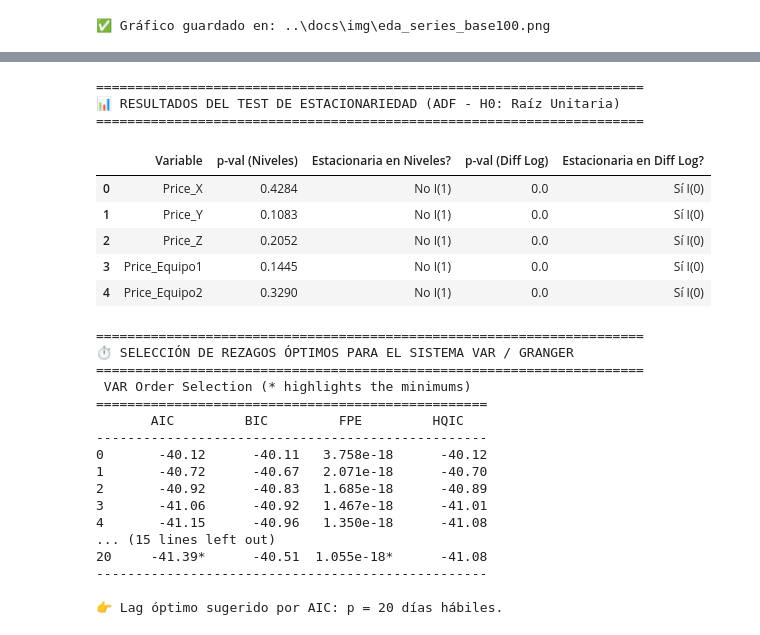
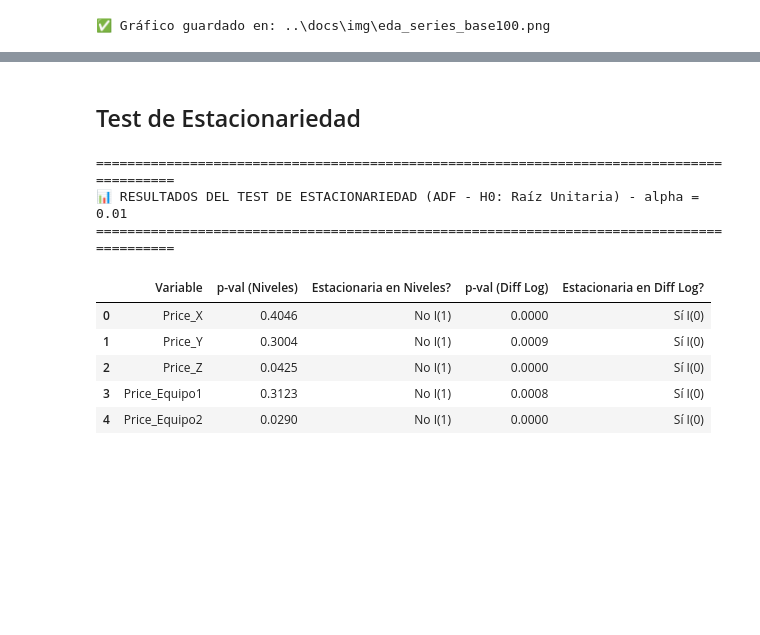
Before and after one commit to jairochoa/technical_test_dtknw, a Jupyter notebook: notebooks/01_eda.ipynb, the cells around one changed output, grey strips where cells are left out. Cells and saved outputs as stored; diff of their text form; code cells hidden in the pictures; blank space fills up the shorter version.

```diff
--- a/notebooks/01_eda.ipynb
+++ b/notebooks/01_eda.ipynb
@@ -268,3 +347,5 @@ fig_mensual.show()
+# %% [markdown]
+## Test de Estacionariedad
 # %%
 import numpy as np
 import pandas as pd
@@ -278,7 +359,7 @@ from statsmodels.tsa.api import VAR
 # ==============================================================================
 
 
-def test_adf_resumen(df, variables, alpha=0.05):
+def test_adf_resumen(df, variables, alpha=0.01):
     resultados = []
     for var in variables:
         # Test en niveles
@@ -290,80 +371,42 @@ def test_adf_resumen(df, variables, alpha=0.05):
         adf_diff = adfuller(diff_log, autolag="AIC")
         p_val_diff = adf_diff[1]
 
         resultados.append(
             {
                 "Variable": var,
                 "p-val (Niveles)": round(p_val_lvl, 4),
                 "Estacionaria en Niveles?": "Sí I(0)"
                 if p_val_lvl < alpha
                 else "No I(1)",
                 "p-val (Diff Log)": round(p_val_diff, 4),
                 "Estacionaria en Diff Log?": "Sí I(0)"
                 if p_val_diff < alpha
                 else "No I(1)",
             }
         )
     return pd.DataFrame(resultados)
 
 
 cols_evaluar = [
     "Price_X",
     "Price_Y",
     "Price_Z",
     "Price_Equipo1",
     "Price_Equipo2",
 ]
-df_adf = test_adf_resumen(df_historico, cols_evaluar)
+df_adf = test_adf_resumen(df_mensual, cols_evaluar)
 
-print("=" * 70)
-print("📊 RESULTADOS DEL TEST DE ESTACIONARIEDAD (ADF - H0: Raíz Unitaria)")
-print("=" * 70)
+print("=" * 90)
+print("📊 RESULTADOS DEL TEST DE ESTACIONARIEDAD (ADF - H0: Raíz Unitaria) - alpha = 0.01")
+print("=" * 90)
 display(df_adf)
 # %% [output]
-======================================================================
-📊 RESULTADOS DEL TEST DE ESTACIONARIEDAD (ADF - H0: Raíz Unitaria)
-======================================================================
+==========================================================================================
+📊 RESULTADOS DEL TEST DE ESTACIONARIEDAD (ADF - H0: Raíz Unitaria) - alpha = 0.01
+==========================================================================================
 |  | Variable | p-val (Niveles) | Estacionaria en Niveles? | p-val (Diff Log) | Estacionaria en Diff Log? |
-| 0 | Price_X | 0.4284 | No I(1) | 0.0 | Sí I(0) |
-| 1 | Price_Y | 0.1083 | No I(1) | 0.0 | Sí I(0) |
-| 2 | Price_Z | 0.2052 | No I(1) | 0.0 | Sí I(0) |
-| 3 | Price_Equipo1 | 0.1445 | No I(1) | 0.0 | Sí I(0) |
-| 4 | Price_Equipo2 | 0.3290 | No I(1) | 0.0 | Sí I(0) |
+| 0 | Price_X | 0.4046 | No I(1) | 0.0000 | Sí I(0) |
+| 1 | Price_Y | 0.3004 | No I(1) | 0.0009 | Sí I(0) |
+| 2 | Price_Z | 0.0425 | No I(1) | 0.0000 | Sí I(0) |
+| 3 | Price_Equipo1 | 0.3123 | No I(1) | 0.0008 | Sí I(0) |
+| 4 | Price_Equipo2 | 0.0290 | No I(1) | 0.0000 | Sí I(0) |
-# %%
-# ==============================================================================
-# PASO 2: SELECCIÓN DE REZAGOS ÓPTIMOS EN SISTEMA VAR
-# ==============================================================================
-
-# Construir dataset estacionario (Diferencias logarítmicas I(0))
-df_estacionario = np.log(df_historico / df_historico.shift(1)).dropna()
-
-# Ajustar clase VAR para evaluar criterios de orden (hasta 20 días hábiles ~ 1 mes de trading)
-modelo_var = VAR(df_estacionario)
-criterios_var = modelo_var.select_order(maxlags=20)
-
-print("=" * 70)
-print("⏱️ SELECCIÓN DE REZAGOS ÓPTIMOS PARA EL SISTEMA VAR / GRANGER")
-print("=" * 70)
-print(criterios_var.summary())
-
-# Tomamos el orden sugerido por AIC como referencia principal para Granger
-lag_optimo = criterios_var.aic
-print(f"\n👉 Lag óptimo sugerido por AIC: p = {lag_optimo} días hábiles.")
-# %% [output]
-======================================================================
-⏱️ SELECCIÓN DE REZAGOS ÓPTIMOS PARA EL SISTEMA VAR / GRANGER
-======================================================================
- VAR Order Selection (* highlights the minimums)
-==================================================
-       AIC         BIC         FPE         HQIC
---------------------------------------------------
-0       -40.12      -40.11   3.758e-18      -40.12
-1       -40.72      -40.67   2.071e-18      -40.70
-2       -40.92      -40.83   1.685e-18      -40.89
-3       -41.06      -40.92   1.467e-18      -41.01
-4       -41.15      -40.96   1.350e-18      -41.08
-... (15 lines left out)
-20     -41.39*      -40.51  1.055e-18*      -41.08
---------------------------------------------------
-
-👉 Lag óptimo sugerido por AIC: p = 20 días hábiles.
```
Also changed, not shown: parts of 24 cells of this notebook, 2 other files.
